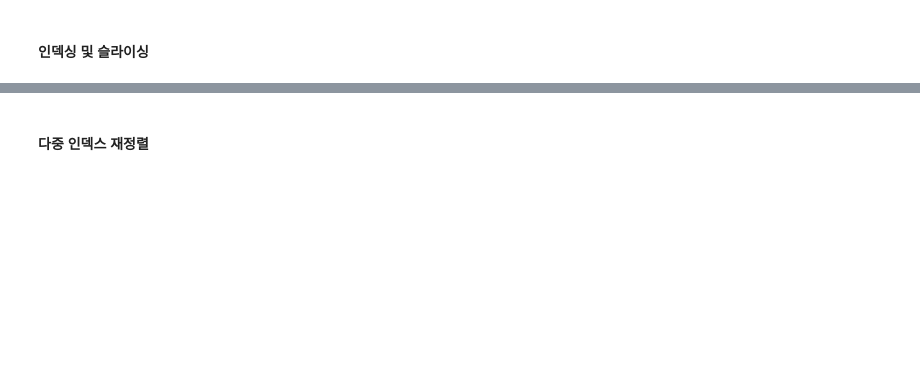
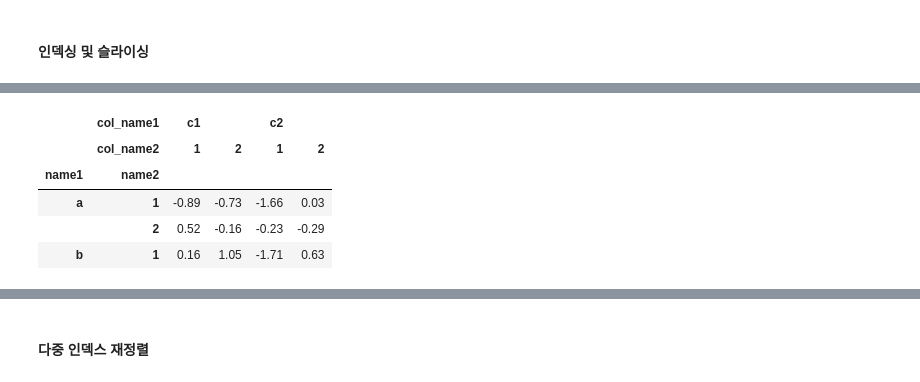
Before and after one commit to ggpp200/corap, a Jupyter notebook: _Pandas_한번에_제대로!!.ipynb, the cells around one changed output, grey strips where cells are left out. Saved outputs shown, nothing was run; the diff lists cells and outputs as text; code cells hidden in the pictures; blank space fills up the shorter version.

```diff
--- a/_Pandas_한번에_제대로!!.ipynb
+++ b/_Pandas_한번에_제대로!!.ipynb
@@ -861,0 +905,9 @@ mdf['c2']
+# %%
+mdf.iloc[:3, :4]
+# %% [output]
+|  | col_name1 | c1 |  | c2 |  |
+|  | col_name2 | 1 | 2 | 1 | 2 |
+| name1 | name2 |  |  |  |  |
+| a | 1 | -0.89 | -0.73 | -1.66 | 0.03 |
+|  | 2 | 0.52 | -0.16 | -0.23 | -0.29 |
+| b | 1 | 0.16 | 1.05 | -1.71 | 0.63 |
```
Also changed, not shown: parts of 45 cells of this notebook.
